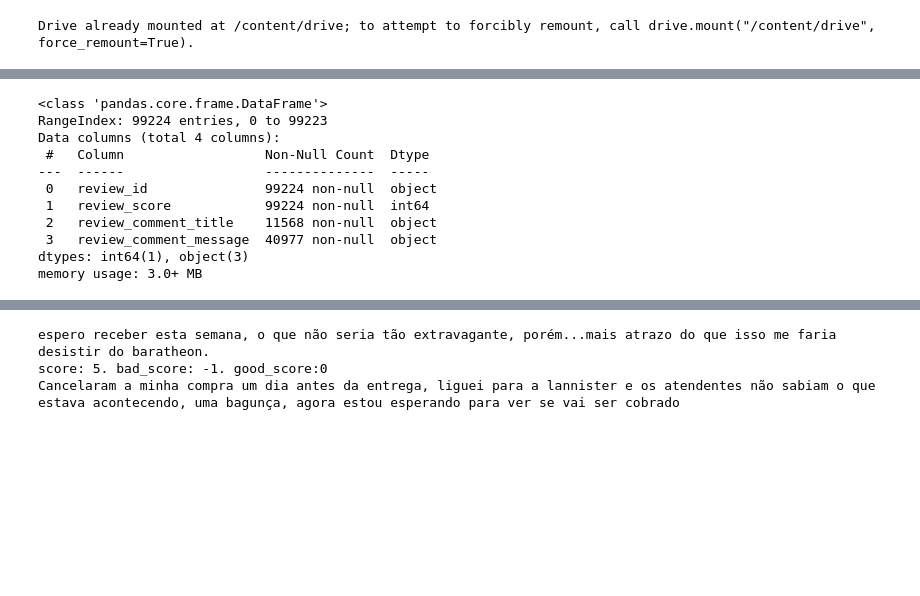
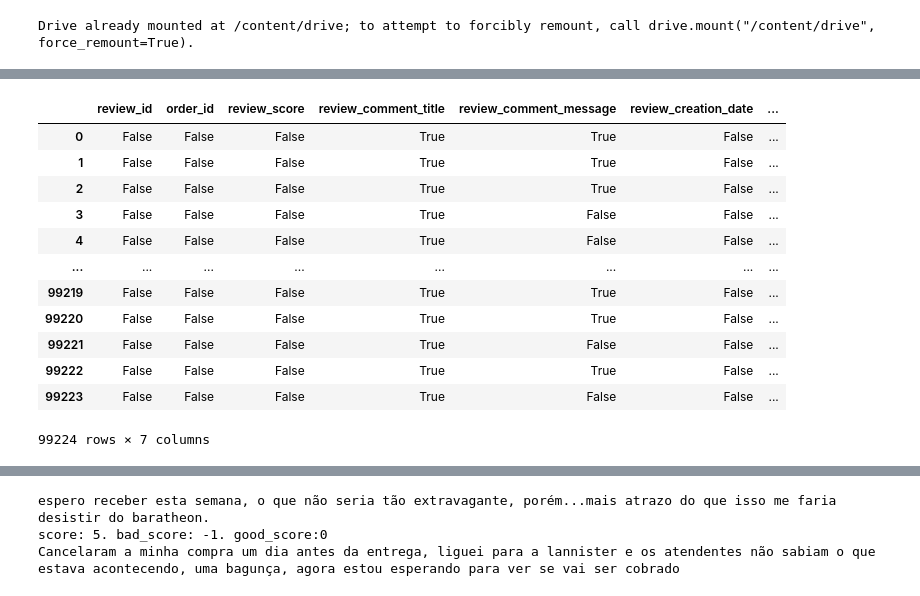
Before and after one commit to deveveryday/Projeto_Integrador_AWS_Poder_das_Palavras_Ciencia_de_Dados, a Jupyter notebook: project_eda_aws_100426.ipynb, the cells around one changed output, grey strips where cells are left out. Saved outputs shown, nothing was run; the diff lists cells and outputs as text; code cells hidden in the pictures; blank space fills up the shorter version.

```diff
--- a/project_eda_aws_100426.ipynb
+++ b/project_eda_aws_100426.ipynb
@@ -82,6 +133,22 @@ tables = {
 
 review_columns = ["review_id", "review_score", "review_comment_title", "review_comment_message"]
 df_review_clean = df_review[review_columns].copy()
+# %%
+df_review.isnull()
+# %% [output]
+|  | review_id | order_id | review_score | review_comment_title | review_comment_message | review_creation_date | ... |
+| 0 | False | False | False | True | True | False | ... |
+| 1 | False | False | False | True | True | False | ... |
+| 2 | False | False | False | True | True | False | ... |
+| 3 | False | False | False | True | False | False | ... |
+| 4 | False | False | False | True | False | False | ... |
+| ... | ... | ... | ... | ... | ... | ... | ... |
+| 99219 | False | False | False | True | True | False | ... |
+| 99220 | False | False | False | True | True | False | ... |
+| 99221 | False | False | False | True | False | False | ... |
+| 99222 | False | False | False | True | True | False | ... |
+| 99223 | False | False | False | True | False | False | ... |
+99224 rows × 7 columns
 # %%
 def search(regex: str, df, case=False):
     """Search all the text columns of `df`, return rows with any matches."""
@@ -91,17 +158,3 @@ def search(regex: str, df, case=False):
             lambda column: column.str.contains(regex, regex=True, case=case, na=False)
         ).any(axis=1)
     ]
-# %%
-df_review_clean.info()
-# %% [output]
-<class 'pandas.core.frame.DataFrame'>
-RangeIndex: 99224 entries, 0 to 99223
-Data columns (total 4 columns):
- #   Column                  Non-Null Count  Dtype
----  ------                  --------------  -----
- 0   review_id               99224 non-null  object
- 1   review_score            99224 non-null  int64
- 2   review_comment_title    11568 non-null  object
- 3   review_comment_message  40977 non-null  object
-dtypes: int64(1), object(3)
-memory usage: 3.0+ MB
```
Also changed, not shown: parts of 26 cells of this notebook.
